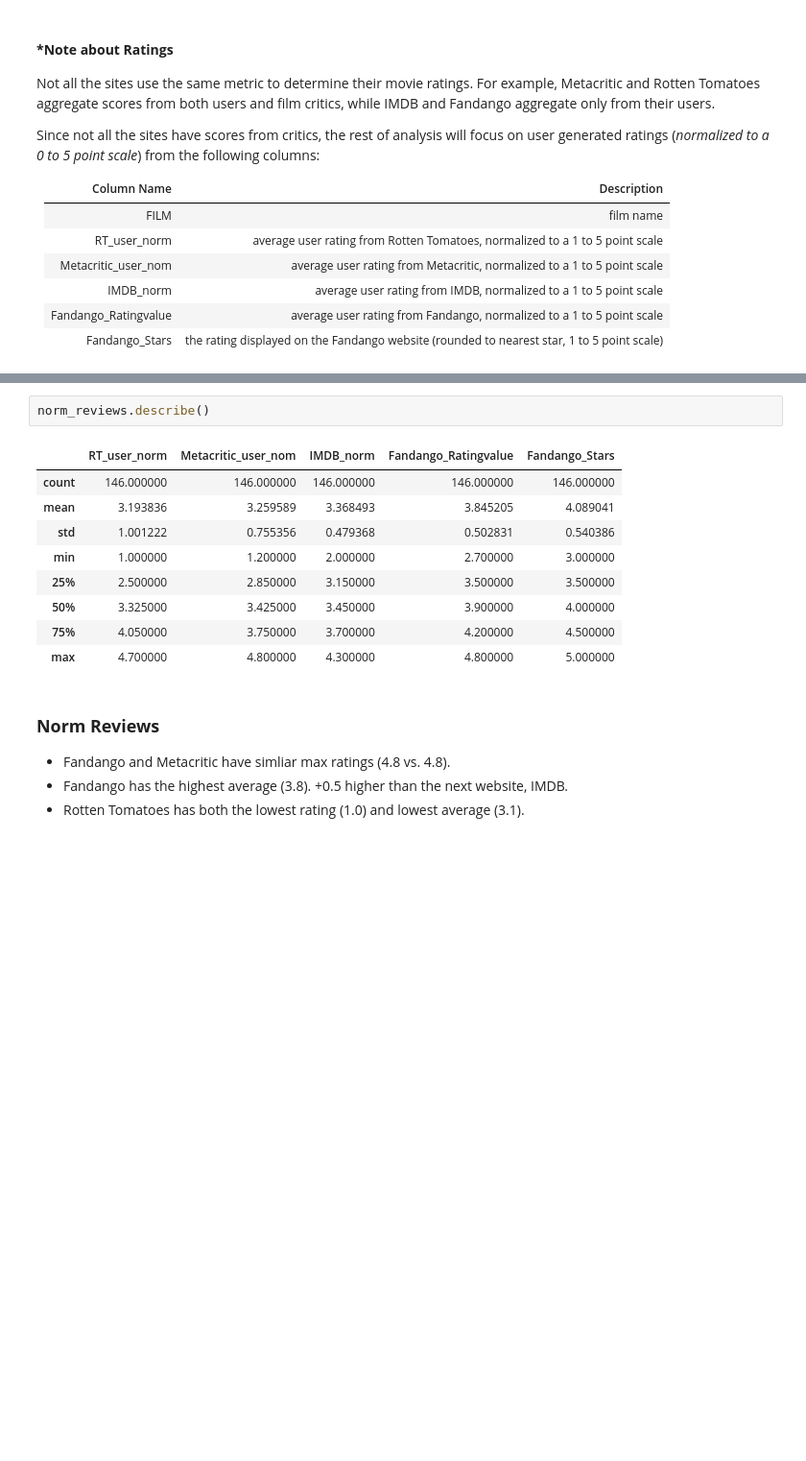
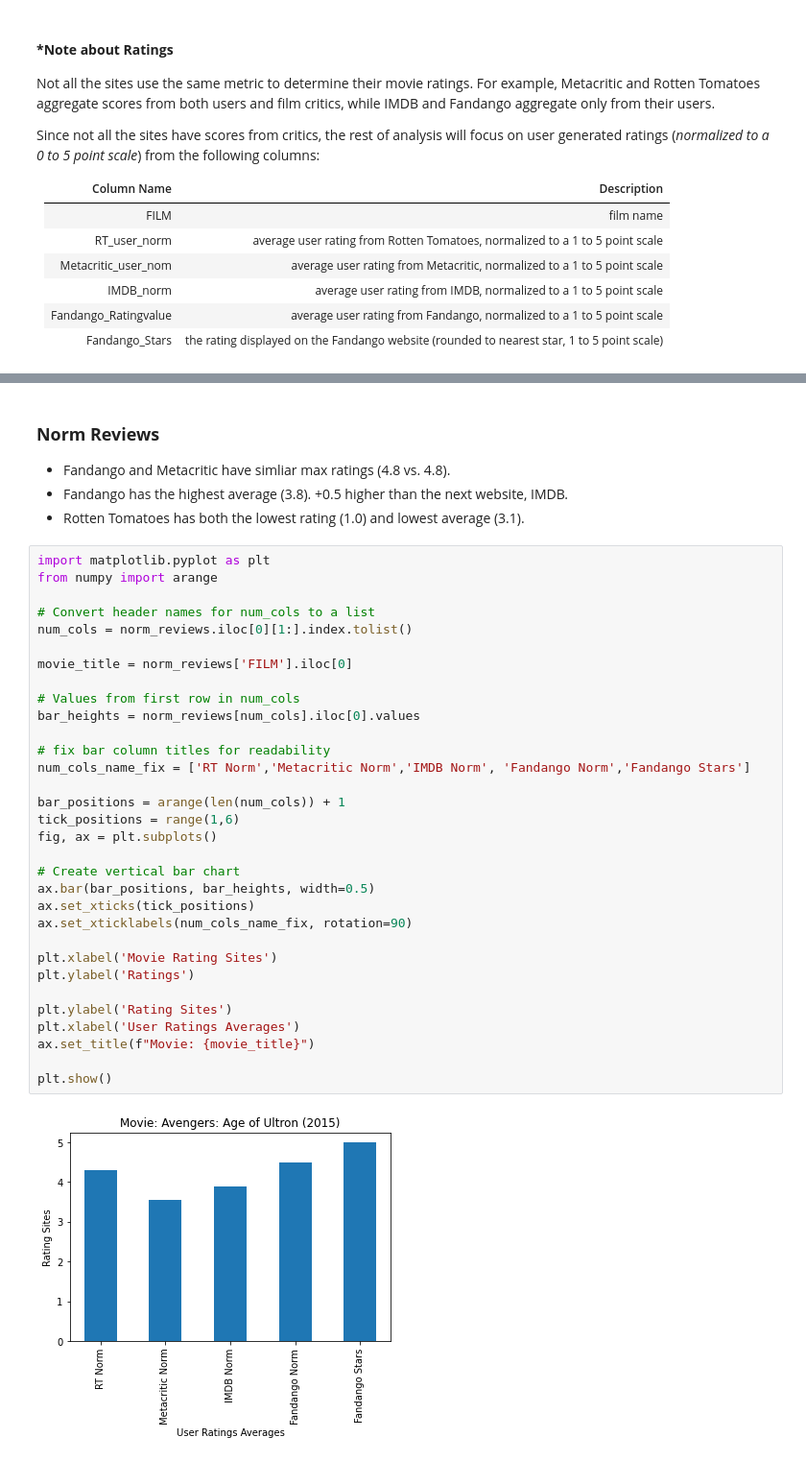
Before and after one commit to drusho/data_analysis, a Jupyter notebook: fandango_movie_reviews.ipynb, the cells around one changed output, grey strips where cells are left out. Shown: that part at 96% size. Drawn from its saved outputs; the diff is of its cells as text; blank space fills up the shorter version.

```diff
--- a/fandango_movie_reviews.ipynb
+++ b/fandango_movie_reviews.ipynb
@@ -88,21 +89,43 @@ norm_reviews
 | 144 | Gett: The Trial of Viviane Amsale... | 4.05 | 3.65 | 3.90 | 3.5 | 3.5 |
 | 145 | Kumiko, The Treasure Hunter (2015) | 3.15 | 3.20 | 3.35 | 3.5 | 3.5 |
 146 rows × 6 columns
-# %%
-norm_reviews.describe()
-# %% [output]
-|  | RT_user_norm | Metacritic_user_nom | IMDB_norm | Fandango_Ratingvalue | Fandango_Stars |
-| count | 146.000000 | 146.000000 | 146.000000 | 146.000000 | 146.000000 |
-| mean | 3.193836 | 3.259589 | 3.368493 | 3.845205 | 4.089041 |
-| std | 1.001222 | 0.755356 | 0.479368 | 0.502831 | 0.540386 |
-| min | 1.000000 | 1.200000 | 2.000000 | 2.700000 | 3.000000 |
-| 25% | 2.500000 | 2.850000 | 3.150000 | 3.500000 | 3.500000 |
-| 50% | 3.325000 | 3.425000 | 3.450000 | 3.900000 | 4.000000 |
-| 75% | 4.050000 | 3.750000 | 3.700000 | 4.200000 | 4.500000 |
-| max | 4.700000 | 4.800000 | 4.300000 | 4.800000 | 5.000000 |
 # %% [markdown]
 ### __Norm Reviews__
 
 - Fandango and Metacritic have simliar max ratings (4.8 vs. 4.8).
 - Fandango has the highest average (3.8).  +0.5 higher than the next website, IMDB.
 - Rotten Tomatoes has both the lowest rating (1.0) and lowest average (3.1).
+# %%
+import matplotlib.pyplot as plt
+from numpy import arange
+
+# Convert header names for num_cols to a list
+num_cols = norm_reviews.iloc[0][1:].index.tolist()
+
+movie_title = norm_reviews['FILM'].iloc[0]
+
+# Values from first row in num_cols
+bar_heights = norm_reviews[num_cols].iloc[0].values
+
+# fix bar column titles for readability
+num_cols_name_fix = ['RT Norm','Metacritic Norm','IMDB Norm', 'Fandango Norm','Fandango Stars']
+
+bar_positions = arange(len(num_cols)) + 1
+tick_positions = range(1,6)
+fig, ax = plt.subplots()
+
+# Create vertical bar chart
+ax.bar(bar_positions, bar_heights, width=0.5)
+ax.set_xticks(tick_positions)
+ax.set_xticklabels(num_cols_name_fix, rotation=90)
+
+plt.xlabel('Movie Rating Sites')
+plt.ylabel('Ratings')
+
+plt.ylabel('Rating Sites')
+plt.xlabel('User Ratings Averages')
+ax.set_title(f"Movie: {movie_title}")
+
+plt.show()
+# %% [output]
+[figure, added]
```
Also changed, not shown: parts of 14 cells of this notebook.
